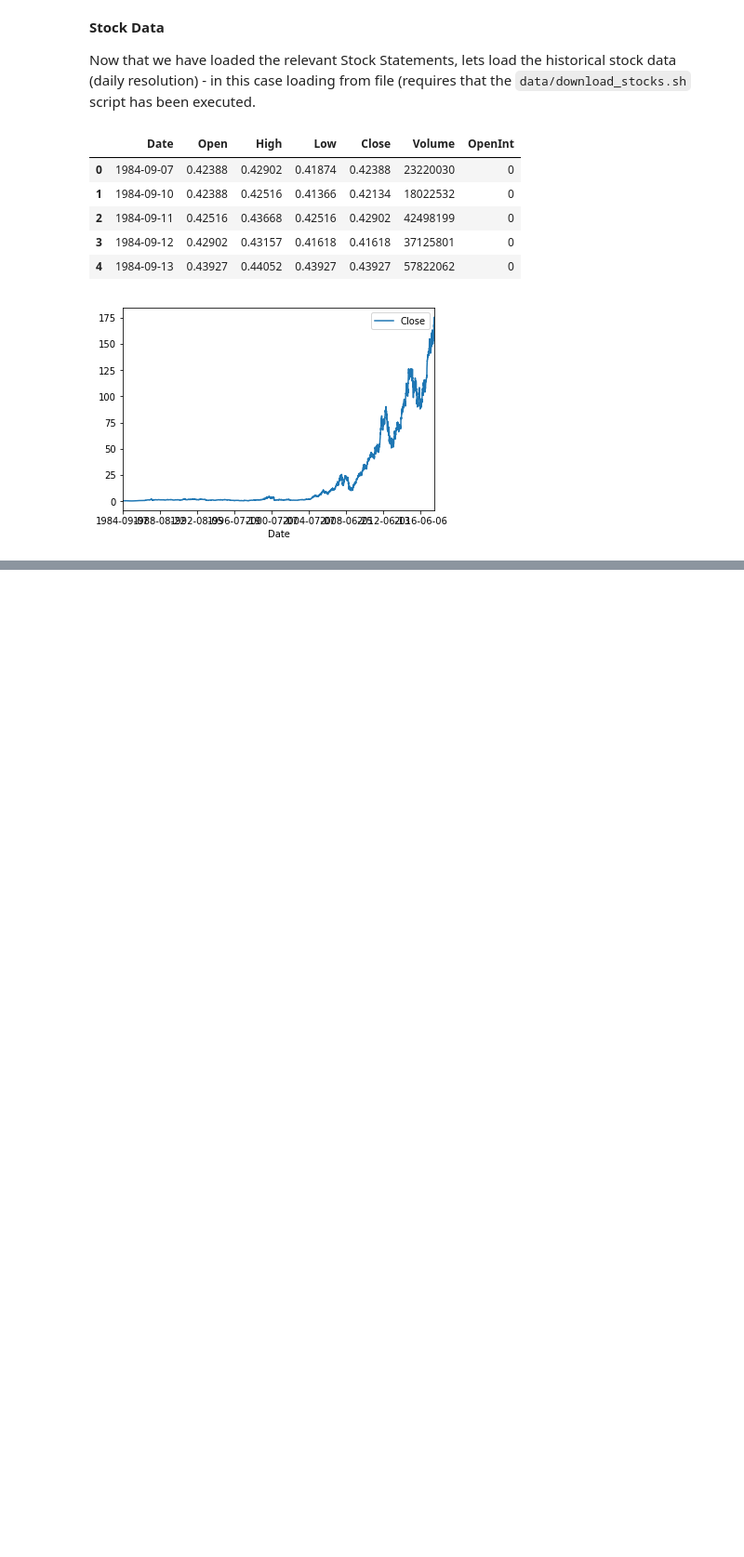
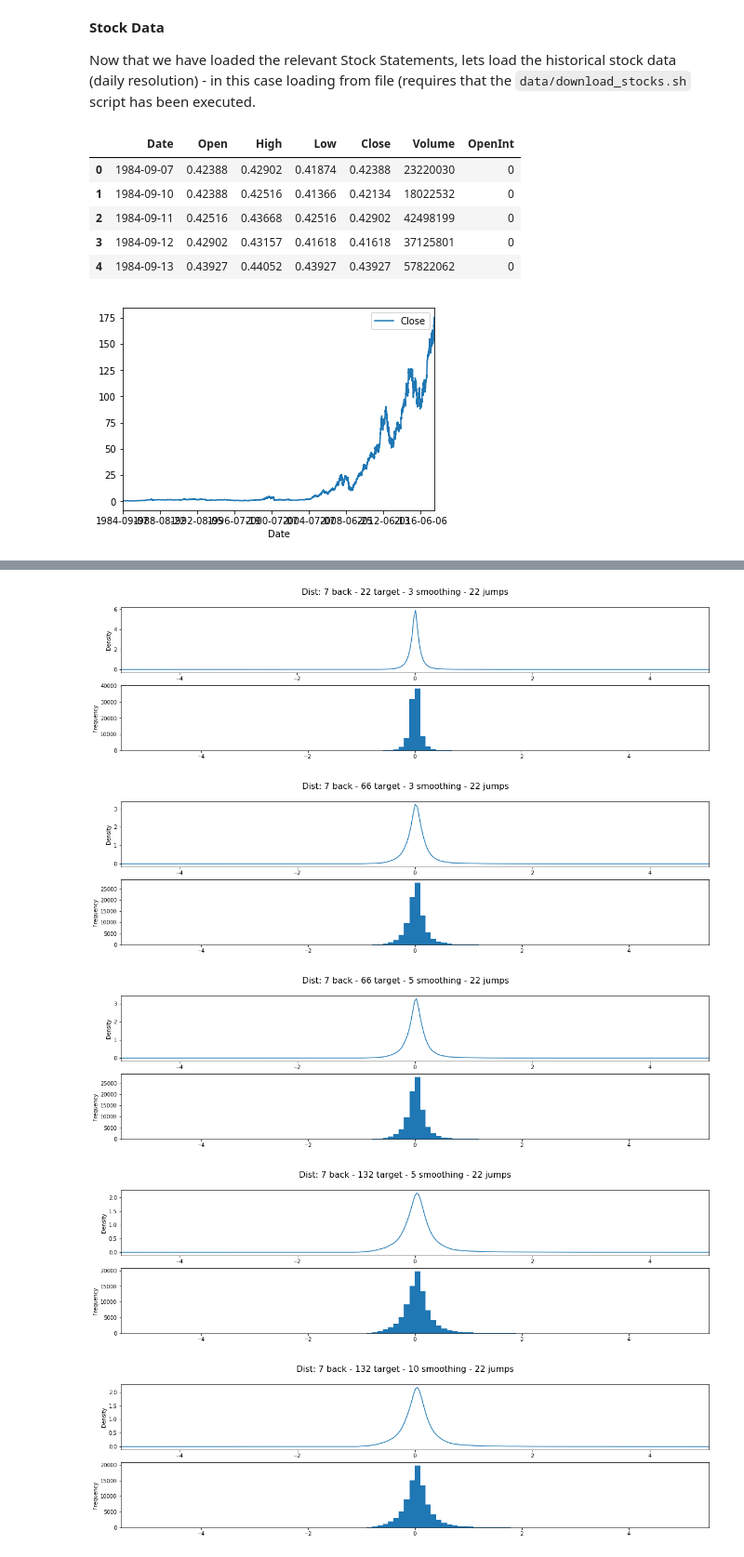
Before and after one commit to felixnext/stock_trend_analysis, a Jupyter notebook: notebooks/02-1_stocks-cleaning+features.ipynb, the cells around one changed output, grey strips where cells are left out. Shown: that part at 93% size. Cells and saved outputs as stored; diff of their text form; code cells hidden in the pictures; blank space fills up the shorter version.

```diff
--- a/notebooks/02-1_stocks-cleaning+features.ipynb
+++ b/notebooks/02-1_stocks-cleaning+features.ipynb
@@ -354,0 +346,42 @@ df[df['symbol'].str.lower() == 'aapl'.lower()].sort_values(by='date')
+# %%
+# load the entire df_stocks set
+sample = np.random.choice(list(stocks.keys()), 1000)
+df_stocks = load_stock_list(sample, stocks, ticker=rcmd.stocks.AlphaVantageTicker())
+# %%
+def get_target_dist(back, target, smooth, jump, df_stocks=df_stocks):
+    '''Function to retrieve the target distribution of values from different parameters'''
+    # calculate the dataset
+    df_norm = create_dataset(df_stocks, back, target, smooth, jump_size=jump)
+
+    # calculate + visualize (note generate different plots)
+    fig, axs = plt.subplots(2, 1, figsize=(20, 5))
+    df_norm['target'].plot.kde(xlim=(-5, 5), ax=axs[0])
+    df_norm['target'].plot.hist(bins=100, ax=axs[1], range=(-5, 5))
+    fig.suptitle('Dist: {} back - {} target - {} smoothing - {} jumps'.format(back, target, smooth, jump), fontsize=16)
+    plt.show()
+
+#get_target_dist(7, 30, 3, 7)
+# %%
+# generate distributions for various settings (expecting 22 work days per month)
+jump = 22
+sets = [
+    (7, 22, 3, jump),
+    (7, 22*3, 3, jump),
+    (7, 22*3, 5, jump),
+    (7, 22*6, 5, jump),
+    (7, 22*6, 10, jump),
+    (7, 22*12, 10, jump),
+    (7, 22*12, 20, jump),
+    (7, 22*24, 10, jump),
+    (7, 22*24, 20, jump),
+    (7, 22*24, 40, jump),
+]
+
+for s in sets:
+    get_target_dist(s[0], s[1], s[2], s[3])
+# %% [output]
+[figure, added]
+[figure, added]
+[figure, added]
+[figure, added]
+[figure, added]
```
Also changed, not shown: parts of 17 cells of this notebook, 13 other files.
